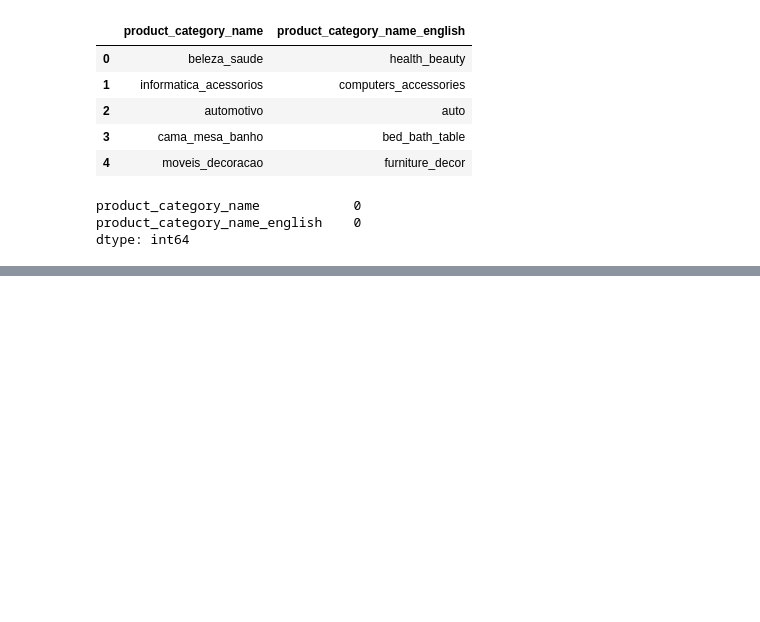
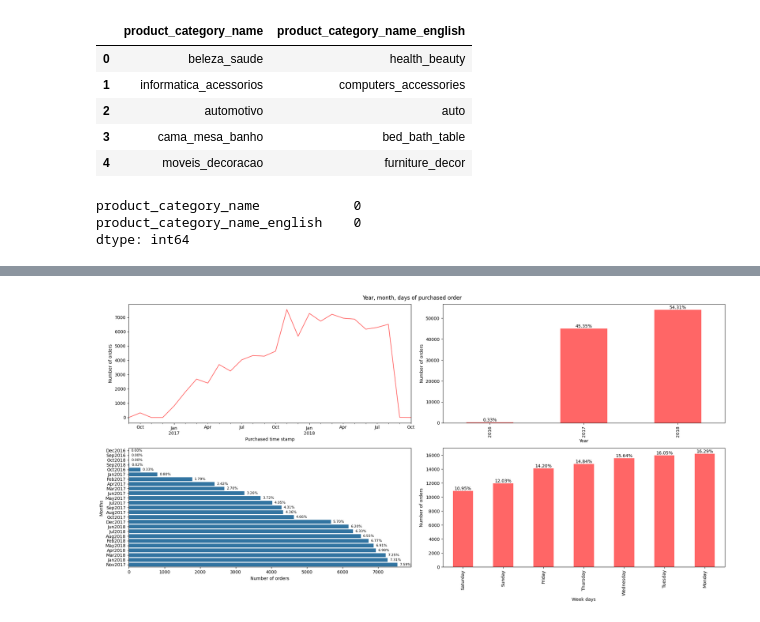
Before and after one commit to ntesh21/bi360-insight, a Jupyter notebook: initial_load/eda.ipynb, the cells around one changed output, grey strips where cells are left out. Cells and saved outputs as stored; diff of their text form; code cells hidden in the pictures; blank space fills up the shorter version.

```diff
--- a/initial_load/eda.ipynb
+++ b/initial_load/eda.ipynb
@@ -172,0 +381,44 @@ dtype: int64
+# %%
+fig, ax= plt.subplots(2, 2, figsize=(20,10), tight_layout=True)
+fig.suptitle("Year, month, days of purchased order")
+# line chart for all over purchase timestamp
+counts = orders_fmt.set_index("order_purchase_timestamp").groupby(pd.Grouper(freq='M')).count()
+counts.plot(y = "order_id", color=colors[0], legend=False, ax=ax[0][0])
+ax[0][0].set_xlabel("Purchased time stamp")
+ax[0][0].set_ylabel("Number of orders")
+
+# order purchased thorugh years
+orders_fmt['Year'] = orders_fmt['order_purchase_timestamp'].dt.year
+barPlot = orders_fmt.groupby('Year').size().plot(kind = 'bar', ax=ax[0][1], color='#ff6666')
+ax[0][1].set_ylabel("Number of orders")
+ax[0][1].set_xlabel("Year")
+for bar in barPlot.patches:
+    barPlot.annotate(format(((bar.get_height()/len(orders_fmt['Year'])*100)), '.2f')+"%",
+                   (bar.get_x() + bar.get_width() / 2,
+                    bar.get_height()), ha='center', va='center',
+                   size=10, xytext=(0, 5),
+                   textcoords='offset points')
+
+# order purchased through months
+orders_fmt['month'] = orders_fmt['order_purchase_timestamp'].dt.strftime('%b%Y')
+barPlot2 = sns.barplot(y=orders_fmt.groupby('month').size().sort_values().index, x=orders_fmt.groupby('month').size().sort_values().values, ax=ax[1][0])
+ax[1][0].set_xlabel("Number of orders")
+ax[1][0].set_ylabel("Months")
+for p in barPlot2.patches:
+    barPlot2.annotate(format(((p.get_width()/len(orders_fmt['month'])*100)), '.2f')+"%", xy=(p.get_width(), p.get_y()+p.get_height()/2),xytext=(5, 0), textcoords='offset points', ha="left", va="center",fontsize=8)
+
+#order purchased through weekdays
+orders_fmt['weekdays'] = orders_fmt['order_purchase_timestamp'].dt.day_name()
+barPlot3 = orders_fmt.groupby('weekdays').size().sort_values().plot(kind = 'bar', ax=ax[1][1], color='#ff6666')
+ax[1][1].set_ylabel("Number of orders")
+ax[1][1].set_xlabel("Week days")
+for bar in barPlot3.patches:
+    barPlot3.annotate(format(((bar.get_height()/len(orders_fmt['weekdays'])*100)), '.2f')+"%",
+                   (bar.get_x() + bar.get_width() / 2,
+                    bar.get_height()), ha='center', va='center',
+                   size=10, xytext=(0, 5),
+                   textcoords='offset points')
+
+plt.show()
+# %% [output]
+[figure, added]
```
Also changed, not shown: parts of 36 cells of this notebook, 17 other files.
